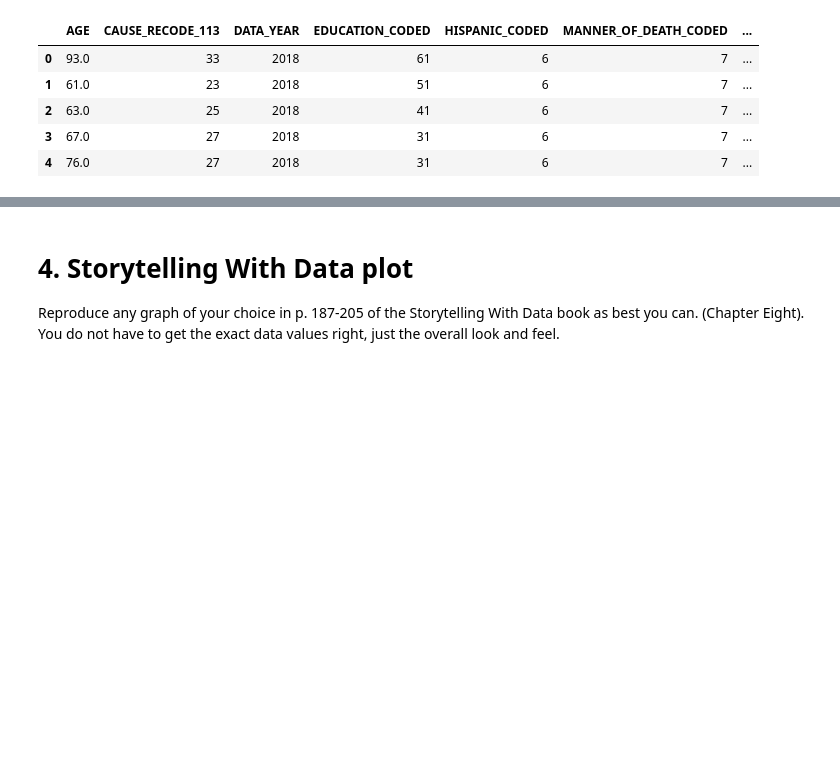
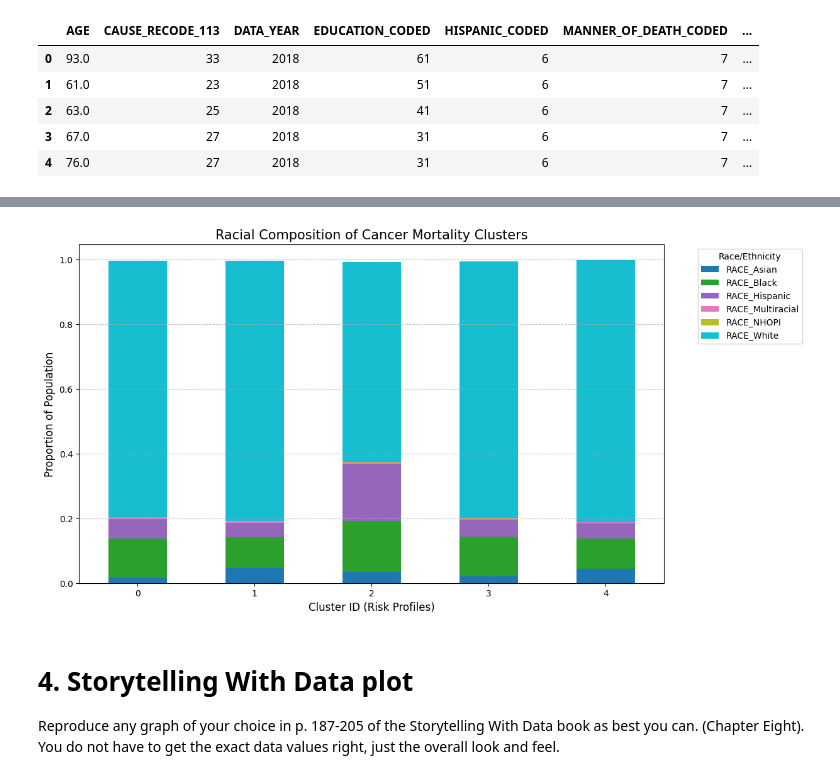
Before and after one commit to aidandig/DX699-ModB2, a Jupyter notebook: Homework/OMDS-ModB2-Week12-DiGregorio-Aidan.ipynb, the cells around one changed output, grey strips where cells are left out. Drawn from its saved outputs; the diff is of its cells as text; code cells hidden in the pictures; blank space fills up the shorter version.

```diff
--- a/Homework/OMDS-ModB2-Week12-DiGregorio-Aidan.ipynb
+++ b/Homework/OMDS-ModB2-Week12-DiGregorio-Aidan.ipynb
@@ -186,3 +460,20 @@ cancer_deaths_encoded = pd.read_csv("..\Projects\Health Disparities Analytics\Pr
+# %%
+race_cols = ['RACE_Asian', 'RACE_Black', 'RACE_Hispanic', 'RACE_Multiracial', 'RACE_NHOPI', 'RACE_White']
+
+ax = cluster_summary[race_cols].plot(kind='bar',
+                                    stacked=True,
+                                    figsize=(12, 7),
+                                    colormap='tab10')
+
+plt.title('Racial Composition of Cancer Mortality Clusters', fontsize=15)
+plt.xlabel('Cluster ID (Risk Profiles)', fontsize=12)
+plt.ylabel('Proportion of Population', fontsize=12)
+plt.legend(title='Race/Ethnicity', bbox_to_anchor=(1.05, 1), loc='upper left')
+plt.xticks(rotation=0)
+plt.grid(axis='y', linestyle='--', alpha=0.7)
+plt.show()
+# %% [output]
+[figure, added]
 # %% [markdown]
 # 4. Storytelling With Data plot
 
```
Also changed, not shown: parts of 14 cells of this notebook.
